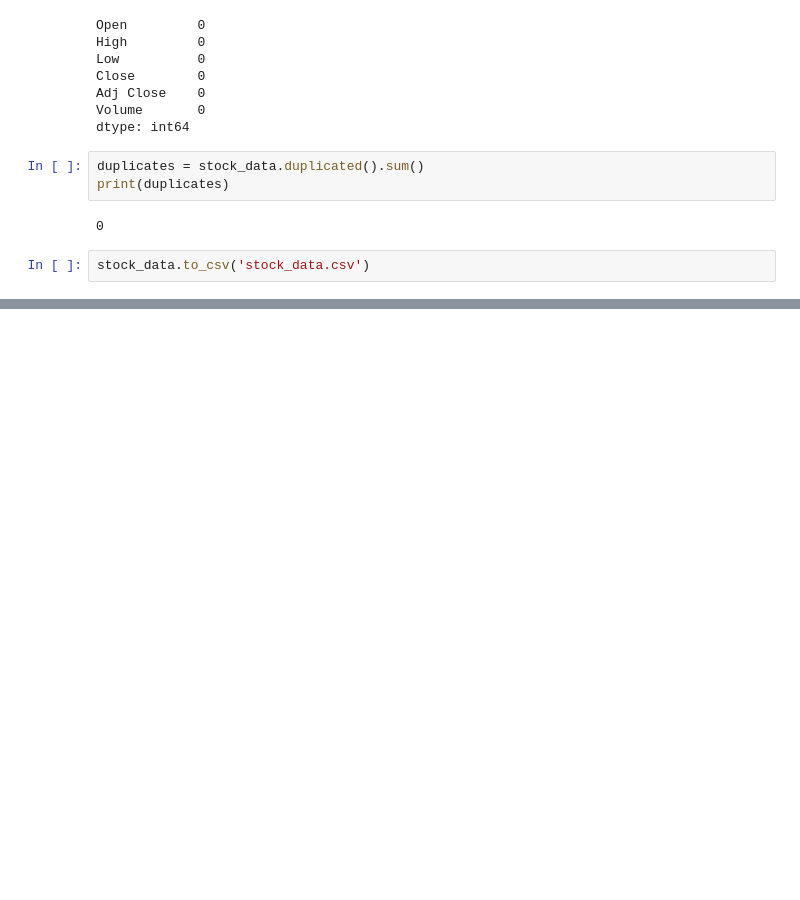
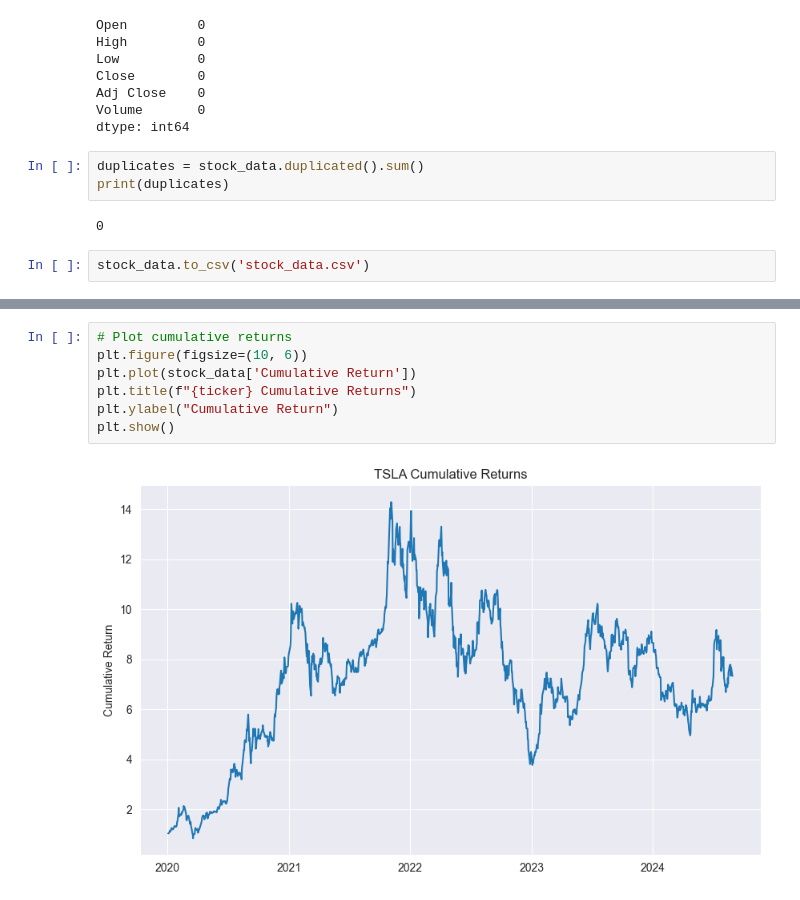
Before and after one commit to blotetheodorus/financial-data-analysis, a Jupyter notebook: financial_data_analysis.ipynb, the cells around one changed output, grey strips where cells are left out. Saved outputs shown, nothing was run; the diff lists cells and outputs as text; blank space fills up the shorter version.

```diff
--- a/financial_data_analysis.ipynb
+++ b/financial_data_analysis.ipynb
@@ -78,0 +101,9 @@ stock_data.to_csv('stock_data.csv')
+# %%
+# Plot cumulative returns
+plt.figure(figsize=(10, 6))
+plt.plot(stock_data['Cumulative Return'])
+plt.title(f"{ticker} Cumulative Returns")
+plt.ylabel("Cumulative Return")
+plt.show()
+# %% [output]
+[figure, added]
```
Also changed, not shown: parts of 8 cells of this notebook.
